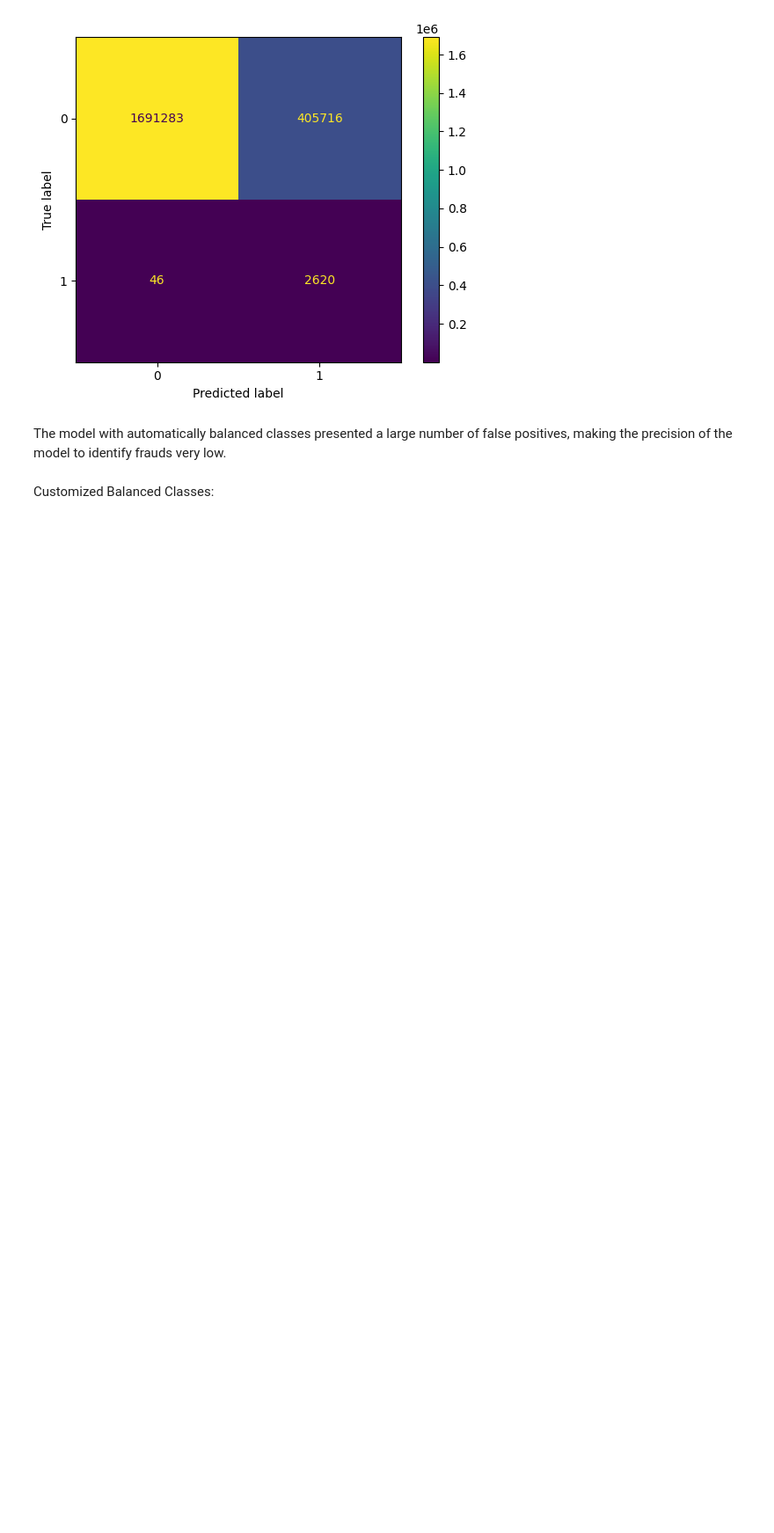
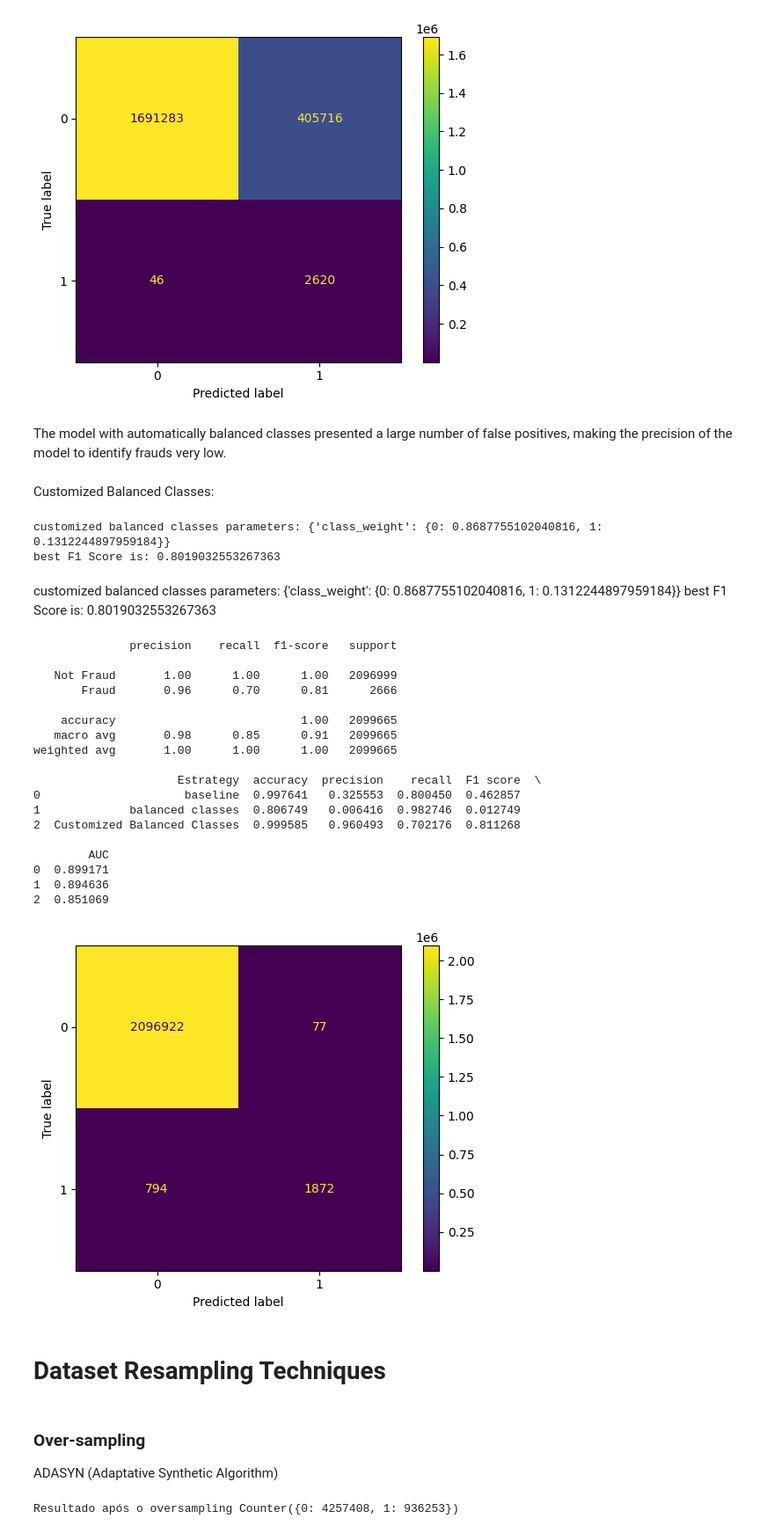
Before and after one commit to joaovjesus/Deteccao-de-Fraude, a Jupyter notebook: notebook.ipynb, the cells around one changed output. Shown at 88% size. Drawn from its saved outputs; the diff is of its cells as text; code cells hidden in the pictures; blank space fills up the shorter version.

Commit message:
ADASYN

```diff
--- a/notebook.ipynb
+++ b/notebook.ipynb
@@ -409,2 +419,42 @@ Customized Balanced Classes:
+# %%
+print("customized balanced classes parameters: {}".format(gridsearch.best_params_))
+print("best F1 Score is: {}".format(gridsearch.best_score_))
+# %% [output]
+customized balanced classes parameters: {'class_weight': {0: 0.8687755102040816, 1: 0.1312244897959184}}
+best F1 Score is: 0.8019032553267363
+# %% [markdown]
+customized balanced classes parameters: {'class_weight': {0: 0.8687755102040816, 1: 0.1312244897959184}}
+best F1 Score is: 0.8019032553267363
 # %%
-logreg_customized = LogisticRegression(class_weight={0})
+logreg_customized = LogisticRegression(class_weight={0: 0.87, 1: 0.13})
+# %%
+logreg_customized.fit(X_train, y_train)
+y_pred_customized = logreg_customized.predict(X_test)
+# %%
+model_evaluation(y_test, y_pred_customized, logreg_customized, 'Customized Balanced Classes')
+# %% [output]
+              precision    recall  f1-score   support
+
+   Not Fraud       1.00      1.00      1.00   2096999
+       Fraud       0.96      0.70      0.81      2666
+
+    accuracy                           1.00   2099665
+   macro avg       0.98      0.85      0.91   2099665
+weighted avg       1.00      1.00      1.00   2099665
+
+                     Estrategy  accuracy  precision    recall  F1 score  \
+0                     baseline  0.997641   0.325553  0.800450  0.462857
+1             balanced classes  0.806749   0.006416  0.982746  0.012749
+2  Customized Balanced Classes  0.999585   0.960493  0.702176  0.811268
+
+        AUC
+0  0.899171
+1  0.894636
+2  0.851069
+[figure, added]
+# %% [markdown]
+# Dataset Resampling Techniques
+# %% [markdown]
+### Over-sampling
+
+ADASYN (Adaptative Synthetic Algorithm)
@@ -410,0 +464,6 @@ logreg_customized = LogisticRegression(class_weight={0})
+# %%
+adasyn = ADASYN(random_state=42, sampling_strategy=0.22)
+X_over, y_over = adasyn.fit_resample(X_train, y_train)
+print("Resultado após o oversampling %s" % Counter(y_over))
+# %% [output]
+Resultado após o oversampling Counter({0: 4257408, 1: 936253})
```
Also changed, not shown: parts of 6 cells of this notebook.
